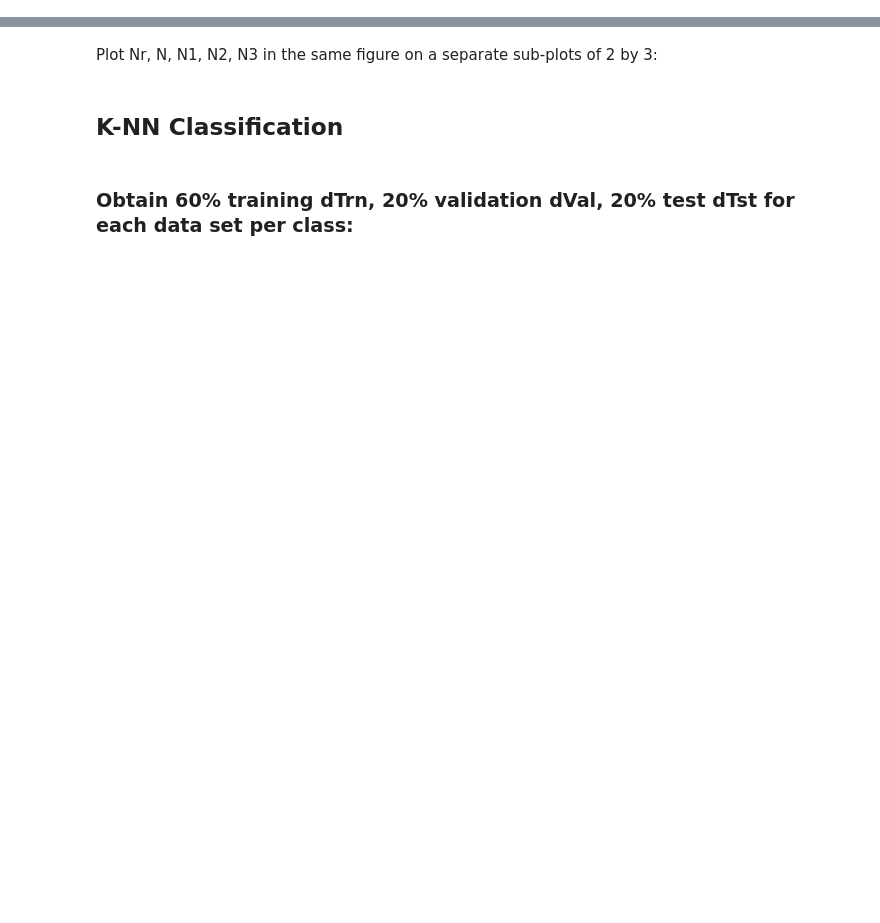
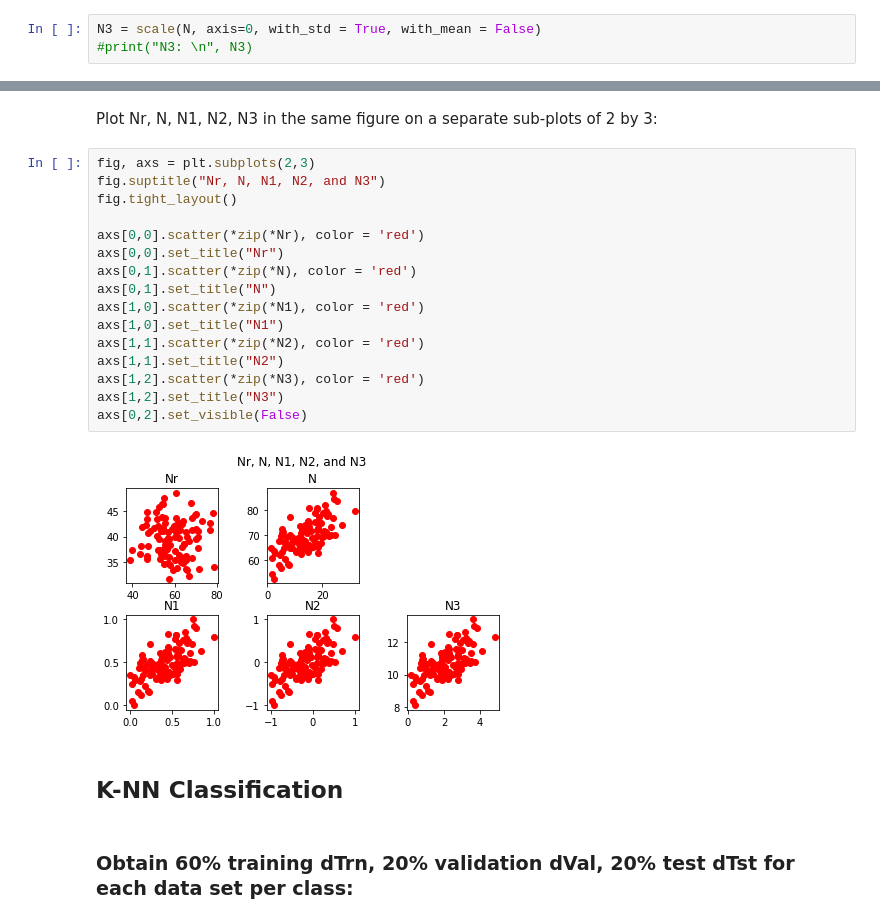
Before and after one commit to cst1493/CMPS470_MachineLearning, a Jupyter notebook: C1/C1.ipynb, the cells around one changed output, grey strips where cells are left out. Saved outputs shown, nothing was run; the diff lists cells and outputs as text; blank space fills up the shorter version.

```diff
--- a/C1/C1.ipynb
+++ b/C1/C1.ipynb
@@ -258,5 +197,8 @@ N2:
 # %% [markdown]
 Apply scaling to N by std-normal, N3:
+# %%
+N3 = scale(N, axis=0, with_std = True, with_mean = False)
+#print("N3: \n", N3)
 # %% [markdown]
 ## Visualize Data
 # %% [markdown]
@@ -264,5 +224,23 @@ Plot Pr, P, P1, P2, P3 in the same figure on a separate sub-plots of 2 by 3:
 # %% [markdown]
 Plot Nr, N, N1, N2, N3 in the same figure on a separate sub-plots of 2 by 3:
+# %%
+fig, axs = plt.subplots(2,3)
+fig.suptitle("Nr, N, N1, N2, and N3")
+fig.tight_layout()
+
+axs[0,0].scatter(*zip(*Nr), color = 'red')
+axs[0,0].set_title("Nr")
+axs[0,1].scatter(*zip(*N), color = 'red')
+axs[0,1].set_title("N")
+axs[1,0].scatter(*zip(*N1), color = 'red')
+axs[1,0].set_title("N1")
+axs[1,1].scatter(*zip(*N2), color = 'red')
+axs[1,1].set_title("N2")
+axs[1,2].scatter(*zip(*N3), color = 'red')
+axs[1,2].set_title("N3")
+axs[0,2].set_visible(False)
+# %% [output]
+[figure, added]
 # %% [markdown]
 ## K-NN Classification
 # %% [markdown]
```
Also changed, not shown: parts of 21 cells of this notebook.
